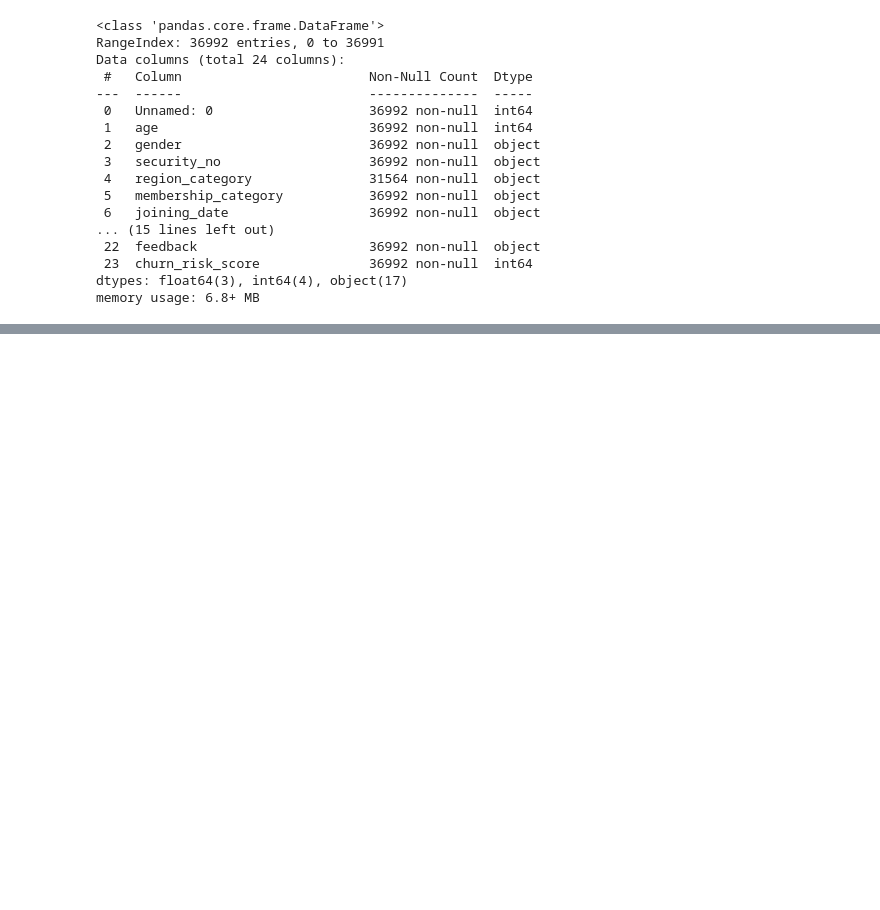
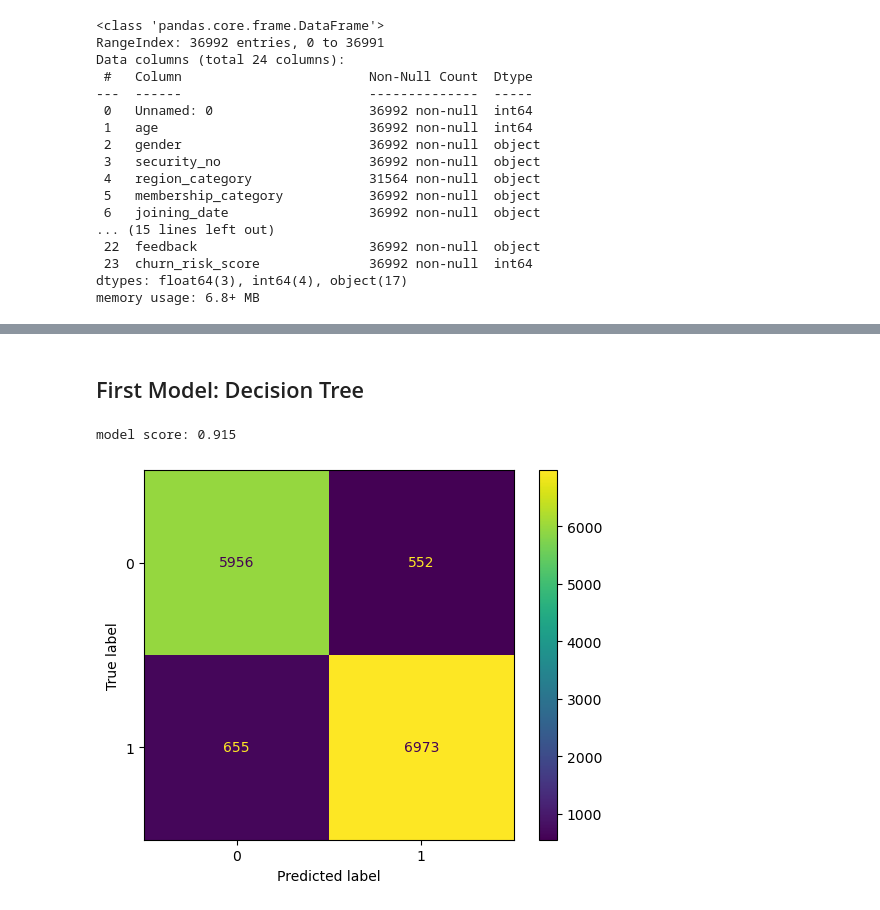
Before and after one commit to npagrawal/Churn-Rate-Machine-Learning, a Jupyter notebook: Notebook Scratch.ipynb, the cells around one changed output, grey strips where cells are left out. Cells and saved outputs as stored; diff of their text form; code cells hidden in the pictures; blank space fills up the shorter version.

```diff
--- a/Notebook Scratch.ipynb
+++ b/Notebook Scratch.ipynb
@@ -272,7 +159,43 @@ Not seeing strong correlations between the numerical columns and our target but
+# %%
+num_cols = ["age", "days_since_last_login", "avg_time_spent", "avg_transaction_value", "avg_frequency_login_days",
+           "points_in_wallet"]
+
+cat_cols = ["gender", "region_category", "membership_category", "joined_through_referral", "preferred_offer_types",
+           "medium_of_operation", "internet_option", "used_special_discount", "offer_application_preference",
+           "past_complaint", "complaint_status", "feedback"]
 # %%
-from sklearn.model_selection import train_test_split
-
 y = df["churn_risk_score"]
 X = df.drop(columns="churn_risk_score")
 
-X_train, X_test, y_train, y_test = train_test_split(X, y, test_size = .5, random_state = 42)
+X_train, X_test, y_train, y_test = train_test_split(X, y, stratify = y, test_size=0.5, random_state=42)
+# %%
+numeric_transformer = Pipeline(steps=[
+    ("imputer", SimpleImputer(strategy="median")),
+    ("scaler", StandardScaler())])
+
+categorical_transformer = Pipeline(steps=[
+    ("imputer", SimpleImputer(strategy="most_frequent")),
+    ("encoder", OneHotEncoder(handle_unknown="ignore"))])
+
+preprocessor = ColumnTransformer(
+    transformers=[
+        ("num", numeric_transformer, num_cols),
+        ("cat", categorical_transformer, cat_cols),
+    ]
+)
+# %% [markdown]
+## First Model: Decision Tree
+# %%
+dtc = Pipeline(
+    steps=[("preprocessor", preprocessor), ("classifier", DecisionTreeClassifier())]
+)
+
+dtc.fit(X_train, y_train)
+pred_dtc = dtc.predict(X_test)
+print("model score: %.3f" % dtc.score(X_test, y_test))
+# %% [output]
+model score: 0.915
+# %%
+ConfusionMatrixDisplay.from_estimator(dtc, X_test, y_test);
+# %% [output]
+[figure, added]
```
Also changed, not shown: parts of 55 cells of this notebook.
